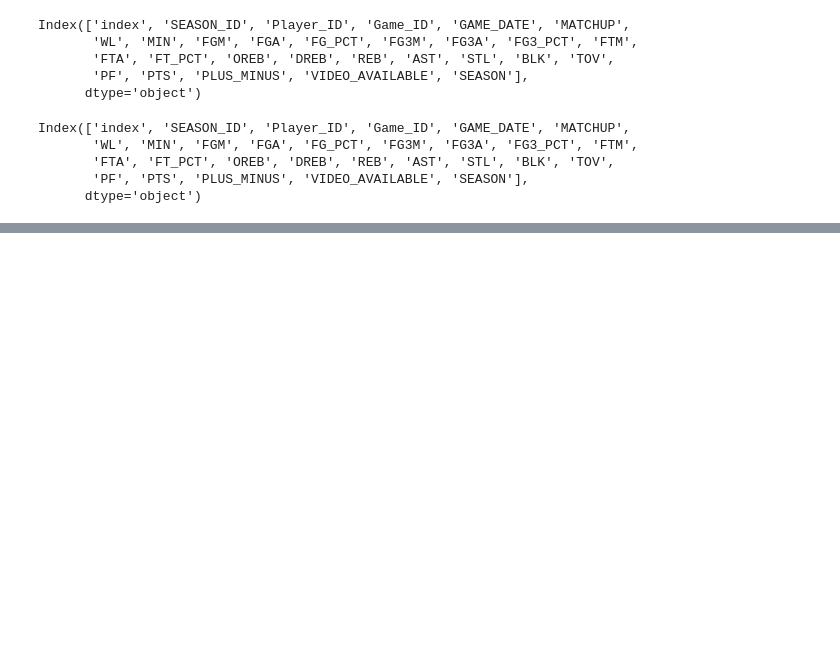
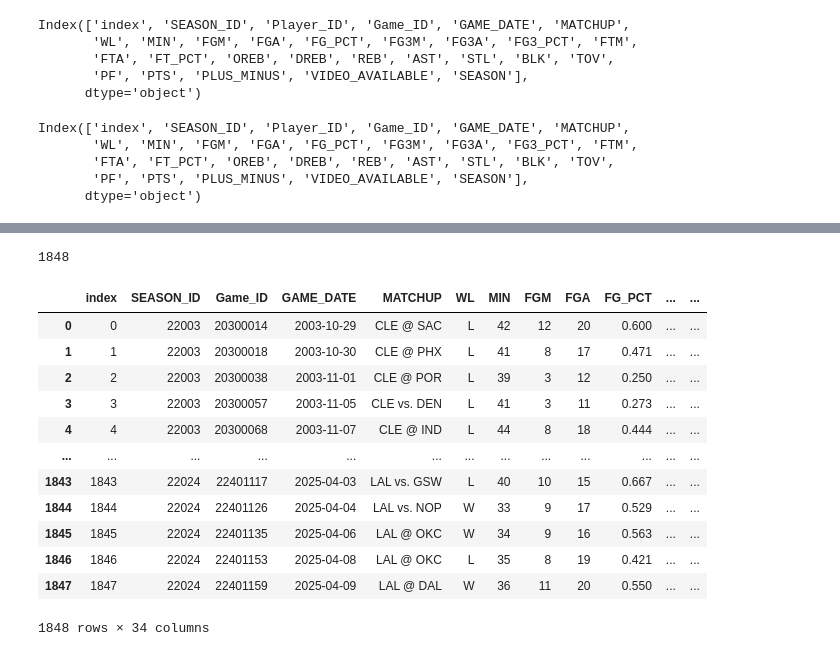
Before and after one commit to JonBierly/DataEngineeringFinal, a Jupyter notebook: data.ipynb, the cells around one changed output, grey strips where cells are left out. Drawn from its saved outputs; the diff is of its cells as text; code cells hidden in the pictures; blank space fills up the shorter version.

```diff
--- a/data.ipynb
+++ b/data.ipynb
@@ -273,0 +494,22 @@ games = pd.concat([regular_df, playoff_df], ignore_index=True)
+# %%
+games.to_sql(name='games', con=db_engine, if_exists='replace')
+# %% [output]
+1848
+# %%
+games = pd.read_sql("SELECT * FROM LebronDatabase.games", db_engine, parse_dates=['GAME_DATE'])
+# %%
+games
+# %% [output]
+|  | index | SEASON_ID | Game_ID | GAME_DATE | MATCHUP | WL | MIN | FGM | FGA | FG_PCT | ... | ... |
+| 0 | 0 | 22003 | 20300014 | 2003-10-29 | CLE @ SAC | L | 42 | 12 | 20 | 0.600 | ... | ... |
+| 1 | 1 | 22003 | 20300018 | 2003-10-30 | CLE @ PHX | L | 41 | 8 | 17 | 0.471 | ... | ... |
+| 2 | 2 | 22003 | 20300038 | 2003-11-01 | CLE @ POR | L | 39 | 3 | 12 | 0.250 | ... | ... |
+| 3 | 3 | 22003 | 20300057 | 2003-11-05 | CLE vs. DEN | L | 41 | 3 | 11 | 0.273 | ... | ... |
+| 4 | 4 | 22003 | 20300068 | 2003-11-07 | CLE @ IND | L | 44 | 8 | 18 | 0.444 | ... | ... |
+| ... | ... | ... | ... | ... | ... | ... | ... | ... | ... | ... | ... | ... |
+| 1843 | 1843 | 22024 | 22401117 | 2025-04-03 | LAL vs. GSW | L | 40 | 10 | 15 | 0.667 | ... | ... |
+| 1844 | 1844 | 22024 | 22401126 | 2025-04-04 | LAL vs. NOP | W | 33 | 9 | 17 | 0.529 | ... | ... |
+| 1845 | 1845 | 22024 | 22401135 | 2025-04-06 | LAL @ OKC | W | 34 | 9 | 16 | 0.563 | ... | ... |
+| 1846 | 1846 | 22024 | 22401153 | 2025-04-08 | LAL @ OKC | L | 35 | 8 | 19 | 0.421 | ... | ... |
+| 1847 | 1847 | 22024 | 22401159 | 2025-04-09 | LAL @ DAL | W | 36 | 11 | 20 | 0.550 | ... | ... |
+1848 rows × 34 columns
```
Also changed, not shown: parts of 35 cells of this notebook, 1 other file.
